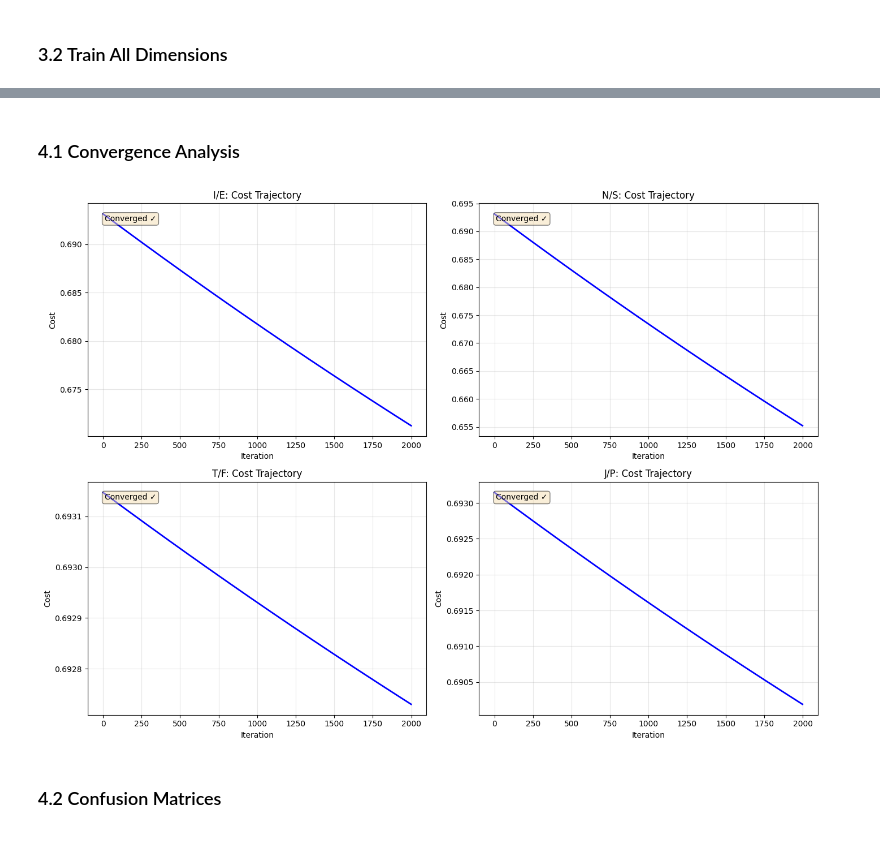
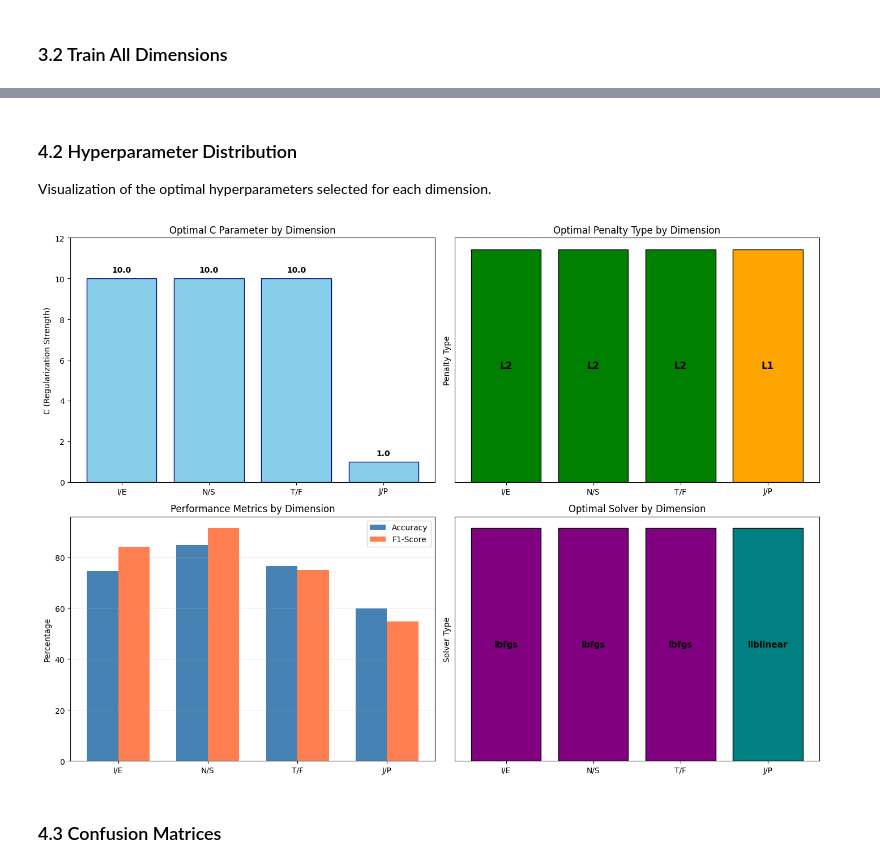
Before and after one commit to GentNisjes/ML_MBTI_project, a Jupyter notebook: notebooks/mbti_logistic_regression.ipynb, the cells around one changed output, grey strips where cells are left out. Drawn from its saved outputs; the diff is of its cells as text; code cells hidden in the pictures.

```diff
--- a/notebooks/mbti_logistic_regression.ipynb
+++ b/notebooks/mbti_logistic_regression.ipynb
@@ -225,13 +266,13 @@ Based on previous analysis, we use α=0.0001 to avoid divergence with high-dimen
 # %%
-# Hyperparameters (corrected from analysis)
-ALPHA = 0.0001
-ITERATIONS = 2000
+# Global settings
 RANDOM_STATE = 42
 
 print(f"Training settings:")
-print(f"  Learning rate: {ALPHA}")
-print(f"  Iterations: {ITERATIONS}")
+print(f"  Using optimal hyperparameters per dimension (loaded from JSON)")
 print(f"  Features: {n:,}")
-print(f"  Rule of thumb: α ≈ 1/√n = {1/np.sqrt(n):.6f}")
+print(f"  All models use upsampling with RandomOverSampler")
+print(f"\nPer-dimension optimal parameters:")
+for dim_name, params in optimal_params_lr.items():
+    print(f"  {dim_name}: C={params['C']}, penalty={params['penalty']}, solver={params['solver']}, class_weight={params['class_weight']}")
 # %% [output]
 Training settings:
@@ -588,30 +468,66 @@ Aggregated accuracy (all 4 dimensions correct):
 ================================================================================
 # %% [markdown]
-### 4.1 Convergence Analysis
+### 4.2 Hyperparameter Distribution
+
+Visualization of the optimal hyperparameters selected for each dimension.
 # %%
-# Plot cost histories for all dimensions
+# Visualize optimal hyperparameters
 fig, axes = plt.subplots(2, 2, figsize=(14, 10))
-axes = axes.ravel()
 
-for idx, (dim_name, res) in enumerate(results.items()):
-    axes[idx].plot(res['J_history'], 'b-', linewidth=2)
-    axes[idx].set_xlabel('Iteration')
-    axes[idx].set_ylabel('Cost')
-    axes[idx].set_title(f'{dim_name}: Cost Trajectory')
-    axes[idx].grid(True, alpha=0.3)
+# Plot 1: C values
+ax = axes[0, 0]
+c_values = [results[d]['optimal_params']['C'] for d in dimensions.keys()]
+ax.bar(dimensions.keys(), c_values, color='skyblue', edgecolor='navy')
+ax.set_ylabel('C (Regularization Strength)')
+ax.set_title('Optimal C Parameter by Dimension')
+ax.set_ylim([0, max(c_values) * 1.2])
+for i, v in enumerate(c_values):
+    ax.text(i, v + 0.3, f"{v}", ha='center', fontweight='bold')
 
-    # Add text with convergence info
-    cost_change = res['J_history'][-1] - res['J_history'][0]
-    status = "Converged ✓" if cost_change < 0 else "Diverged ✗"
-    axes[idx].text(0.05, 0.95, status, transform=axes[idx].transAxes,
-                   verticalalignment='top', bbox=dict(boxstyle='round', facecolor='wheat', alpha=0.5))
+# Plot 2: Penalty type
+ax = axes[0, 1]
+penalties = [results[d]['optimal_params']['penalty'] for d in dimensions.keys()]
+penalty_colors = ['orange' if p == 'l1' else 'green' for p in penalties]
+ax.bar(dimensions.keys(), [1]*len(penalties), color=penalty_colors, edgecolor='black')
+ax.set_ylabel('Penalty Type')
+ax.set_yticks([])
+ax.set_title('Optimal Penalty Type by Dimension')
+for i, p in enumerate(penalties):
+    ax.text(i, 0.5, p.upper(), ha='center', va='center', fontweight='bold', fontsize=12)
+
+# Plot 3: Performance metrics
+ax = axes[1, 0]
+x = np.arange(len(dimensions))
+width = 0.35
+accuracies = [results[d]['test_accuracy'] for d in dimensions.keys()]
+f1_scores = [results[d]['f1_score'] for d in dimensions.keys()]
+ax.bar(x - width/2, accuracies, width, label='Accuracy', color='steelblue')
+ax.bar(x + width/2, f1_scores, width, label='F1-Score', color='coral')
+ax.set_ylabel('Percentage')
+ax.set_title('Performance Metrics by Dimension')
+ax.set_xticks(x)
+ax.set_xticklabels(dimensions.keys())
+ax.legend()
+ax.grid(True, alpha=0.3, axis='y')
+
+# Plot 4: Solver distribution
+ax = axes[1, 1]
+solvers = [results[d]['optimal_params']['solver'] for d in dimensions.keys()]
+solver_colors = {'lbfgs': 'purple', 'liblinear': 'teal', 'saga': 'crimson'}
+colors = [solver_colors[s] for s in solvers]
+ax.bar(dimensions.keys(), [1]*len(solvers), color=colors, edgecolor='black')
+ax.set_ylabel('Solver Type')
+ax.set_yticks([])
+ax.set_title('Optimal Solver by Dimension')
+for i, s in enumerate(solvers):
+    ax.text(i, 0.5, s, ha='center', va='center', fontweight='bold', fontsize=11)
 
 plt.tight_layout()
 plt.show()
 # %% [output]
-[figure, old version]
+[figure, new version]
 # %% [markdown]
-### 4.2 Confusion Matrices
+### 4.3 Confusion Matrices
 # %%
 # Plot confusion matrices for all dimensions
 fig, axes = plt.subplots(2, 2, figsize=(14, 10))
```
Also changed, not shown: parts of 17 cells of this notebook, 20 other files.
